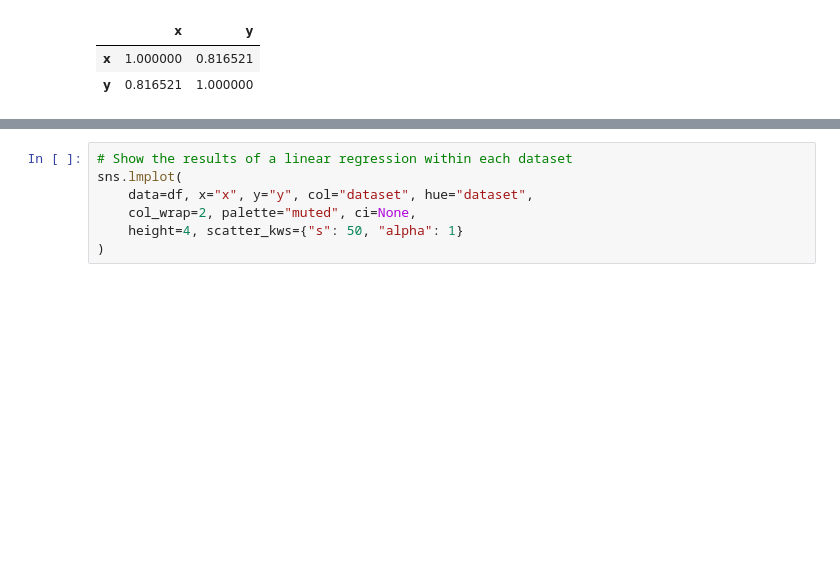
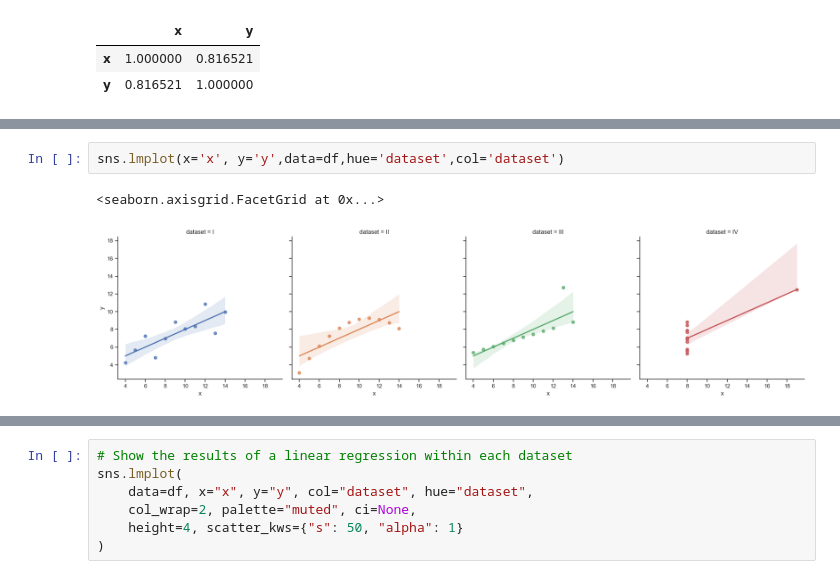
Before and after one commit to YDHYDHDONG/seaborn, a Jupyter notebook: Anscombe's Quartet.ipynb, the cells around one changed output, grey strips where cells are left out. Drawn from its saved outputs; the diff is of its cells as text; blank space fills up the shorter version.

```diff
--- a/Anscombe's Quartet.ipynb
+++ b/Anscombe's Quartet.ipynb
@@ -95,0 +114,5 @@ df[df["dataset"]=="IV"].corr()
+# %%
+sns.lmplot(x='x', y='y',data=df,hue='dataset',col='dataset')
+# %% [output]
+<seaborn.axisgrid.FacetGrid at 0x...>
+[figure, added]
```
Also changed, not shown: parts of 13 cells of this notebook.
